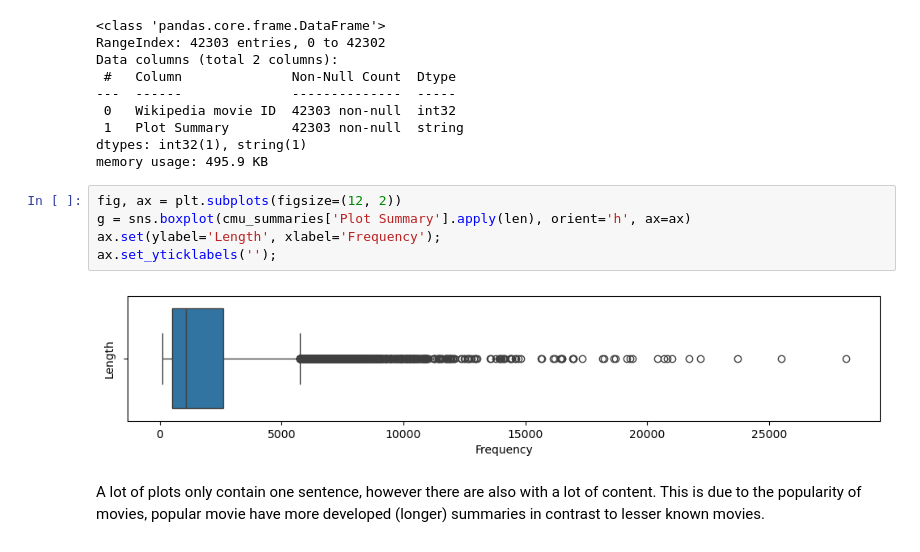
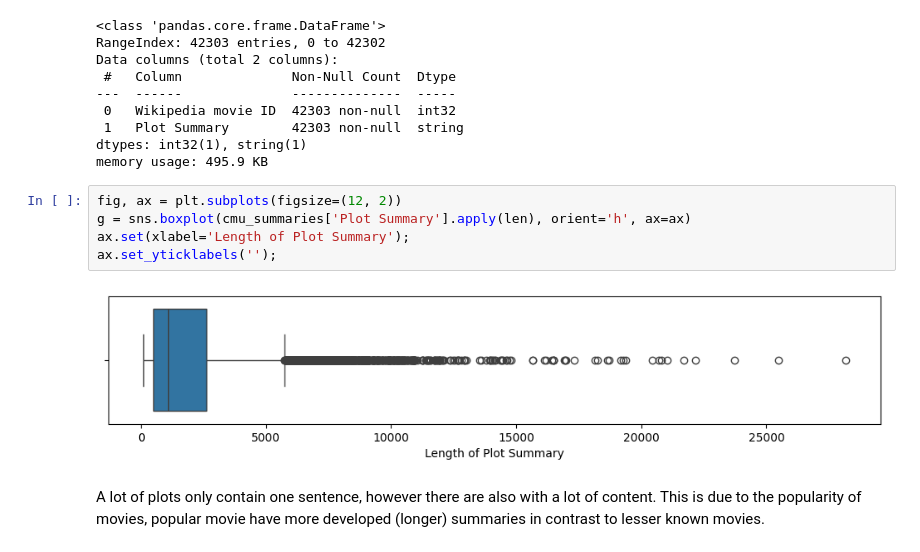
Before and after one commit to epfl-ada/ada-2023-project-crunchychicken, a Jupyter notebook: P2.ipynb, the cells around one changed output. Drawn from its saved outputs; the diff is of its cells as text.

```diff
--- a/P2.ipynb
+++ b/P2.ipynb
@@ -87,10 +87,10 @@ memory usage: 495.9 KB
 # %%
 fig, ax = plt.subplots(figsize=(12, 2))
 g = sns.boxplot(cmu_summaries['Plot Summary'].apply(len), orient='h', ax=ax)
-ax.set(ylabel='Length', xlabel='Frequency');
+ax.set(xlabel='Length of Plot Summary');
 ax.set_yticklabels('');
 # %% [output]
-[figure, old version]
+[figure, new version]
 # %% [markdown]
 A lot of plots only contain one sentence, however there are also with a lot of content. This is due to the popularity of movies, popular movie have more developed (longer) summaries in contrast to lesser known movies.
 # %%
```
Also changed, not shown: parts of 15 cells of this notebook.
